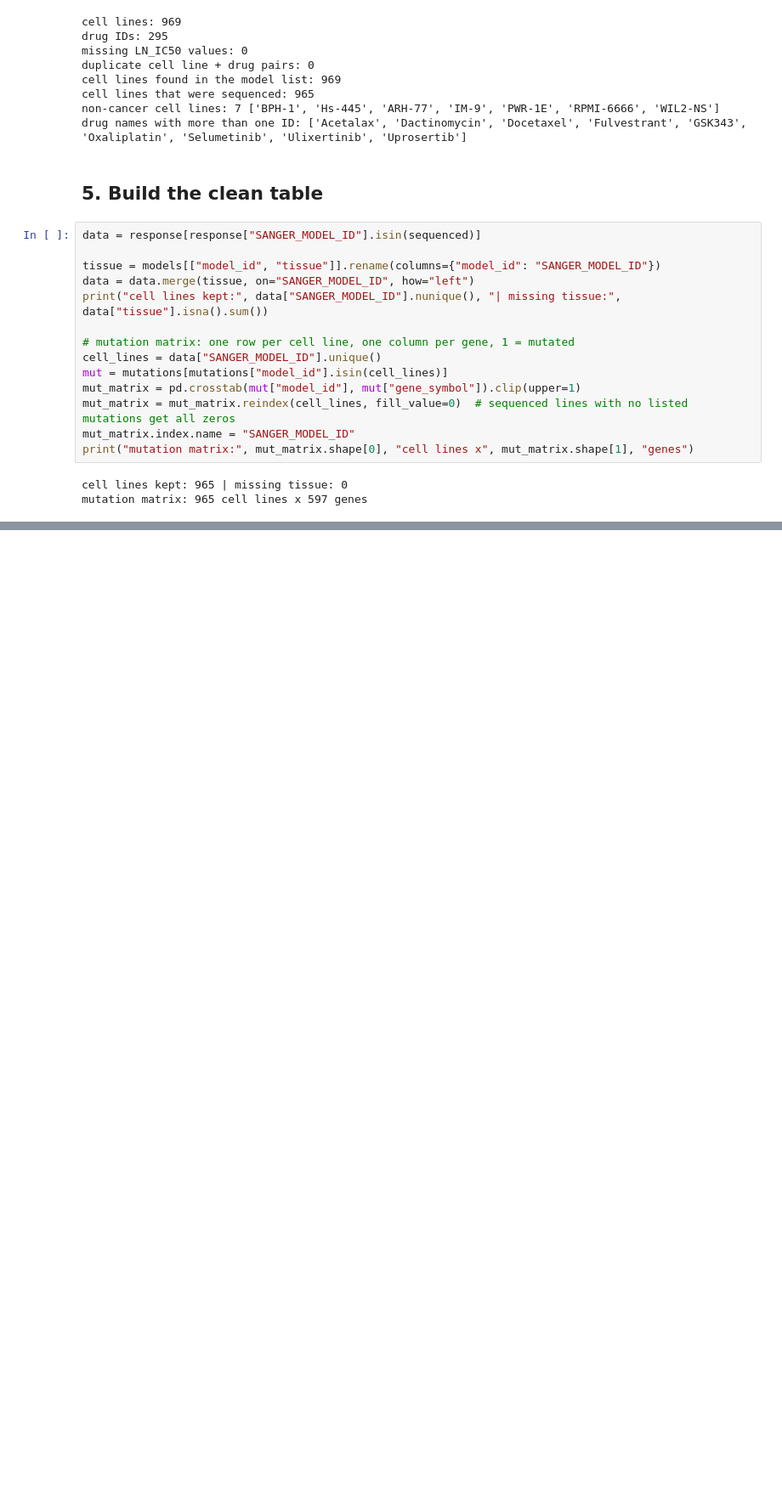
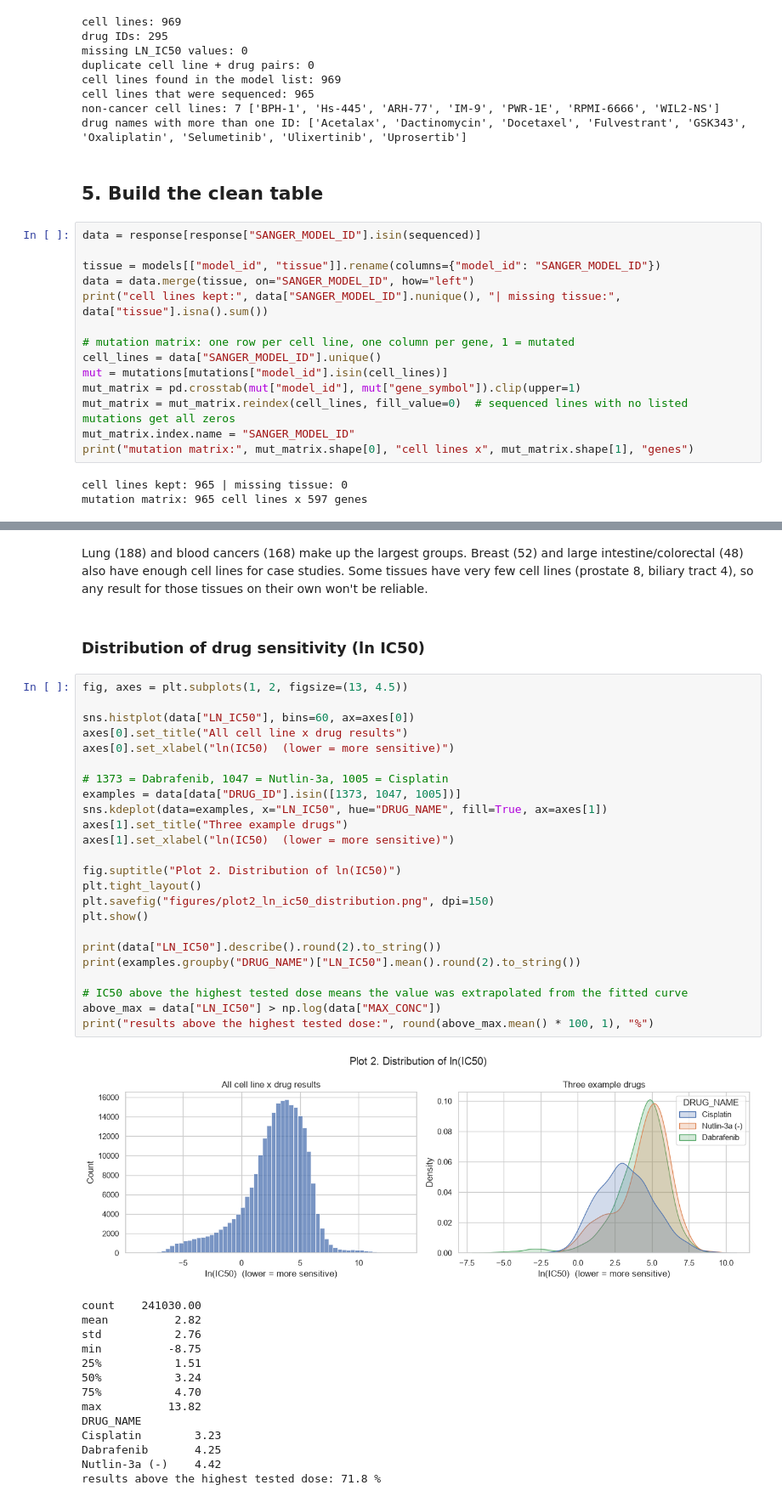
Before and after one commit to Mika1904/sentinel, a Jupyter notebook: Project_Code/Sentinel.ipynb, the cells around one changed output, grey strips where cells are left out. Shown at 85% size. Saved outputs shown, nothing was run; the diff lists cells and outputs as text; blank space fills up the shorter version.

```diff
--- a/Project_Code/Sentinel.ipynb
+++ b/Project_Code/Sentinel.ipynb
@@ -119,0 +155,43 @@ mutation matrix: 965 cell lines x 597 genes
+# %% [markdown]
+Lung (188) and blood cancers (168) make up the largest groups. Breast (52) and large intestine/colorectal (48) also have enough cell lines for case studies. Some tissues have very few cell lines (prostate 8, biliary tract 4), so any result for those tissues on their own won't be reliable.
+# %% [markdown]
+### Distribution of drug sensitivity (ln IC50)
+# %%
+fig, axes = plt.subplots(1, 2, figsize=(13, 4.5))
+
+sns.histplot(data["LN_IC50"], bins=60, ax=axes[0])
+axes[0].set_title("All cell line x drug results")
+axes[0].set_xlabel("ln(IC50)  (lower = more sensitive)")
+
+# 1373 = Dabrafenib, 1047 = Nutlin-3a, 1005 = Cisplatin
+examples = data[data["DRUG_ID"].isin([1373, 1047, 1005])]
+sns.kdeplot(data=examples, x="LN_IC50", hue="DRUG_NAME", fill=True, ax=axes[1])
+axes[1].set_title("Three example drugs")
+axes[1].set_xlabel("ln(IC50)  (lower = more sensitive)")
+
+fig.suptitle("Plot 2. Distribution of ln(IC50)")
+plt.tight_layout()
+plt.savefig("figures/plot2_ln_ic50_distribution.png", dpi=150)
+plt.show()
+
+print(data["LN_IC50"].describe().round(2).to_string())
+print(examples.groupby("DRUG_NAME")["LN_IC50"].mean().round(2).to_string())
+
+# IC50 above the highest tested dose means the value was extrapolated from the fitted curve
+above_max = data["LN_IC50"] > np.log(data["MAX_CONC"])
+print("results above the highest tested dose:", round(above_max.mean() * 100, 1), "%")
+# %% [output]
+[figure, added]
+count    241030.00
+mean          2.82
+std           2.76
+min          -8.75
+25%           1.51
+50%           3.24
+75%           4.70
+max          13.82
+DRUG_NAME
+Cisplatin        3.23
+Dabrafenib       4.25
+Nutlin-3a (-)    4.42
+results above the highest tested dose: 71.8 %
```
Also changed, not shown: parts of 3 cells of this notebook, 2 other files.
